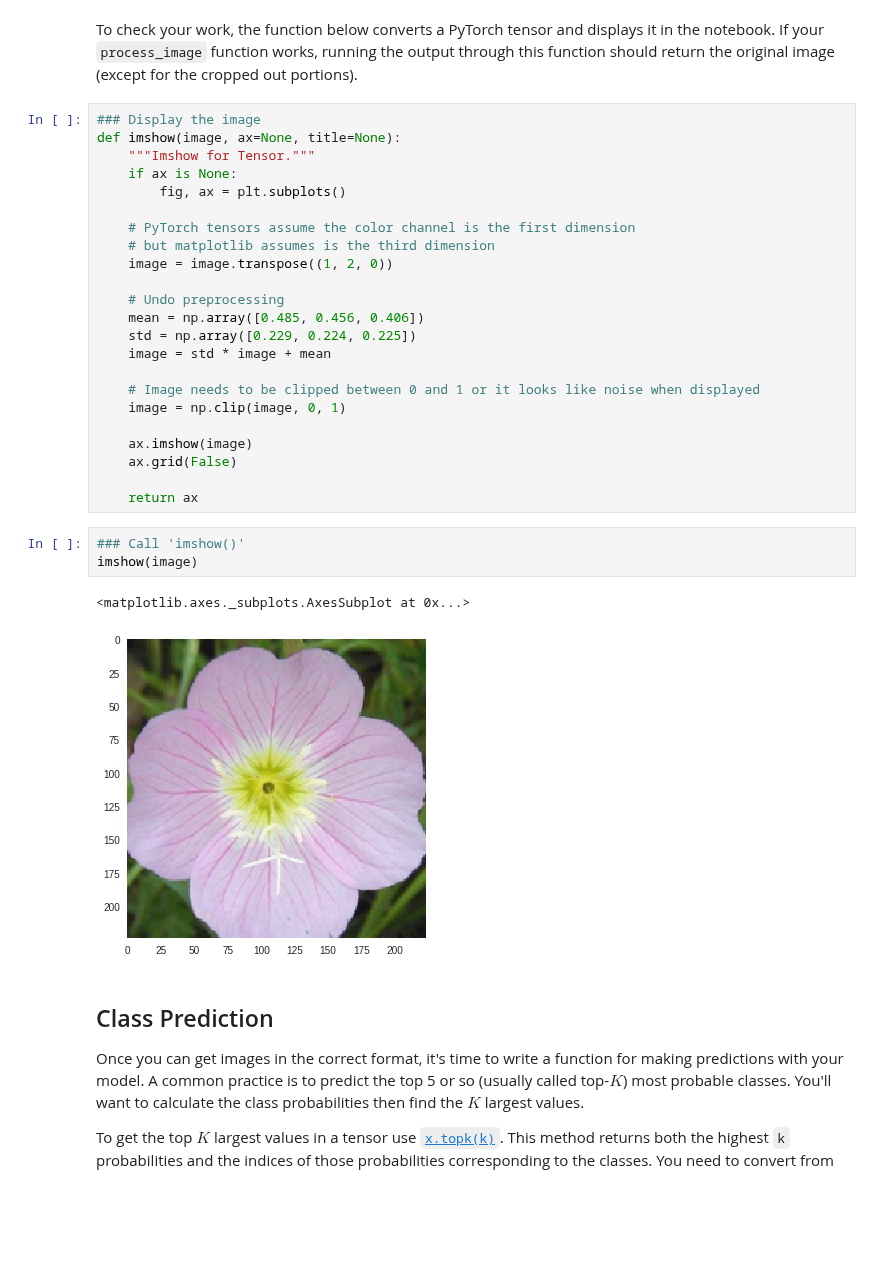
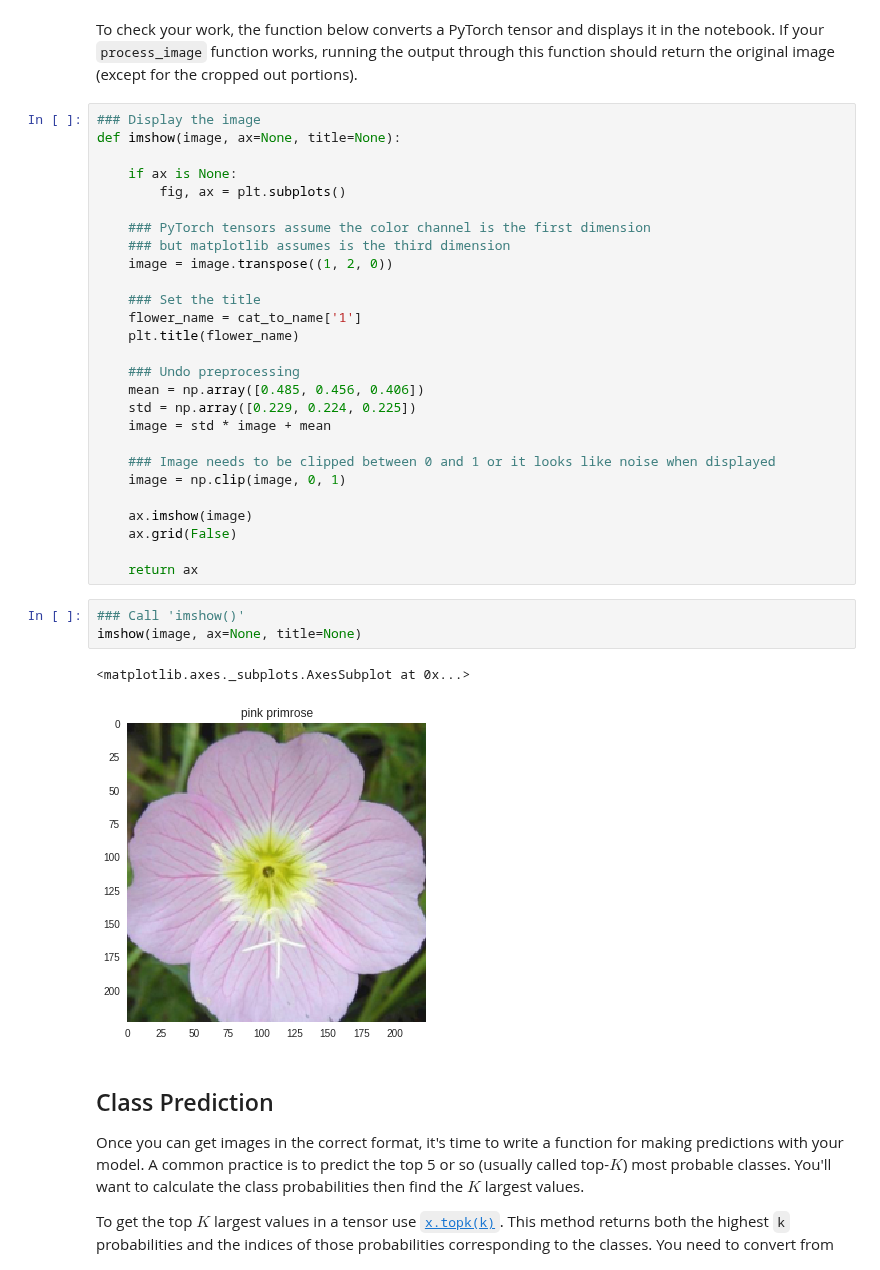
Before and after one commit to paulgureghian/PyTorch_Projects, a Jupyter notebook: Image_Classifier_Project.ipynb, the cells around one changed output. Drawn from its saved outputs; the diff is of its cells as text; blank space fills up the shorter version.

```diff
--- a/Image_Classifier_Project.ipynb
+++ b/Image_Classifier_Project.ipynb
@@ -388,20 +382,24 @@ To check your work, the function below converts a PyTorch tensor and displays it
 # %%
 ### Display the image
 def imshow(image, ax=None, title=None):
-    """Imshow for Tensor."""
+
     if ax is None:
         fig, ax = plt.subplots()
 
-    # PyTorch tensors assume the color channel is the first dimension
-    # but matplotlib assumes is the third dimension
+    ### PyTorch tensors assume the color channel is the first dimension
+    ### but matplotlib assumes is the third dimension
     image = image.transpose((1, 2, 0))
 
-    # Undo preprocessing
+    ### Set the title
+    flower_name = cat_to_name['1']
+    plt.title(flower_name)
+
+    ### Undo preprocessing
     mean = np.array([0.485, 0.456, 0.406])
     std = np.array([0.229, 0.224, 0.225])
     image = std * image + mean
 
-    # Image needs to be clipped between 0 and 1 or it looks like noise when displayed
+    ### Image needs to be clipped between 0 and 1 or it looks like noise when displayed
     image = np.clip(image, 0, 1)
 
     ax.imshow(image)
@@ -410,10 +408,10 @@ def imshow(image, ax=None, title=None):
     return ax
 # %%
 ### Call 'imshow()'
-imshow(image)
+imshow(image, ax=None, title=None)
 # %% [output]
 <matplotlib.axes._subplots.AxesSubplot at 0x...>
-[figure, old version]
+[figure, new version]
 # %% [markdown]
 ## Class Prediction
 
```
Also changed, not shown: parts of 11 cells of this notebook.
